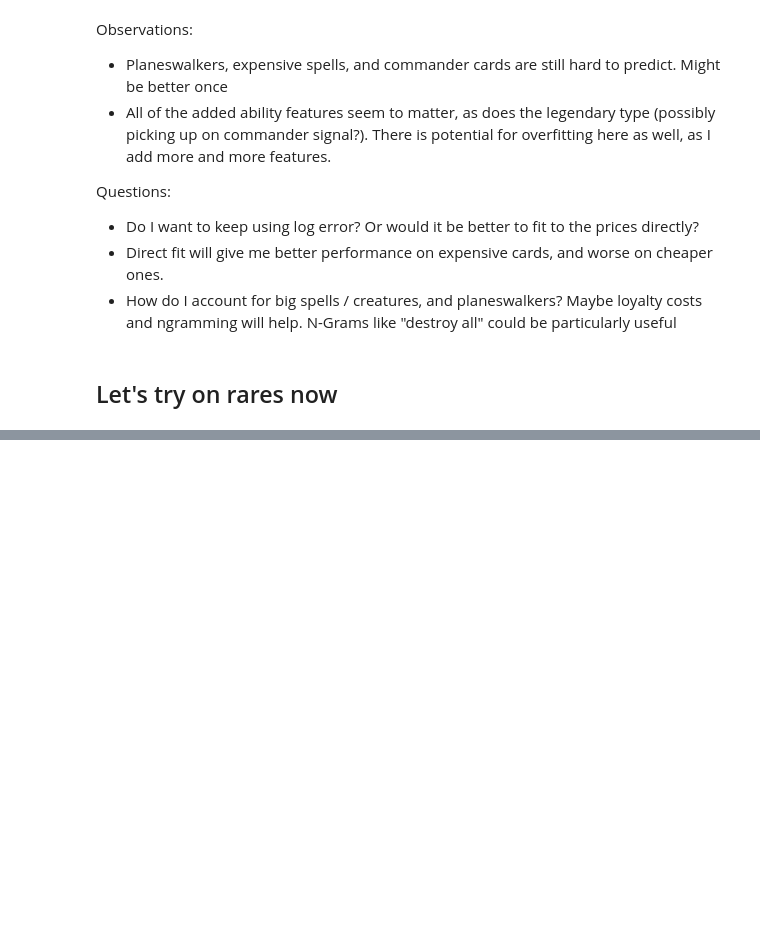
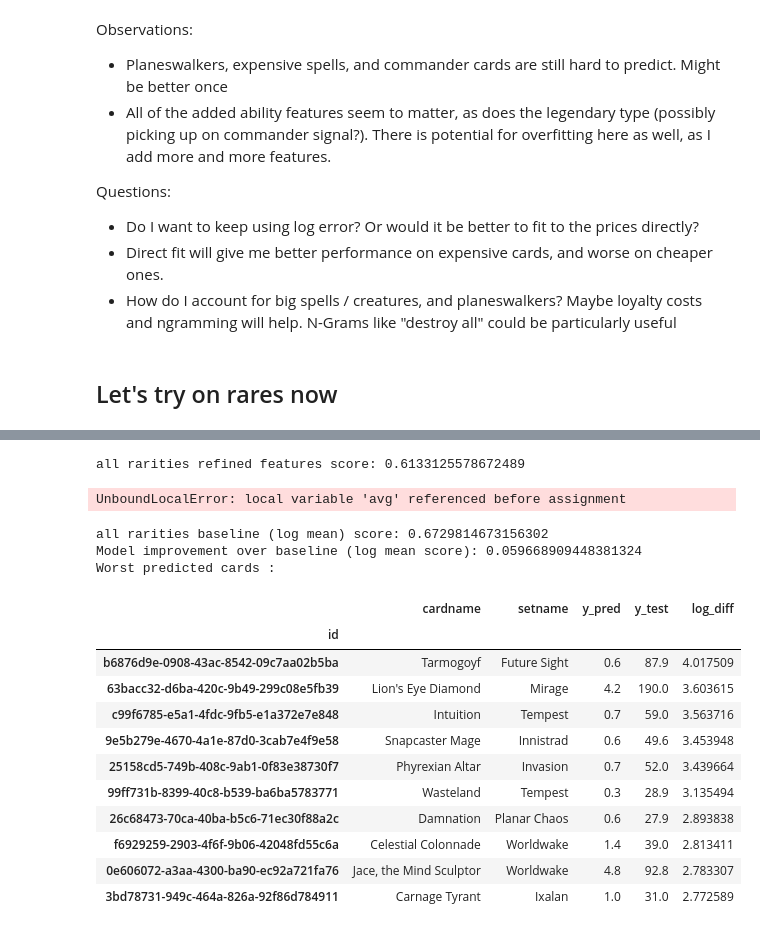
Before and after one commit to alexgcuevas/mystic-speculation, a Jupyter notebook: Docent of Perfection.ipynb, the cells around one changed output, grey strips where cells are left out. Saved outputs shown, nothing was run; the diff lists cells and outputs as text; code cells hidden in the pictures; blank space fills up the shorter version.

```diff
--- a/Docent of Perfection.ipynb
+++ b/Docent of Perfection.ipynb
@@ -459,0 +445,33 @@ plot_pred_hist(results_df['y_pred'],results_df['y_test'], 'Refined feature histo
+# %%
+title = 'all rarities'
+
+X, y = csv_cleaner(raw_df)
+X_train, X_test, y_train, y_test = train_test_split(X,y,test_size=0.2, random_state=1)
+
+pipe, results_df, model_score = fit_refine_pipeline(X_train, X_test, y_train, y_test)
+print('{0} refined features score: {1}'.format(title,model_score))
+# %% [output]
+all rarities refined features score: 0.6133125578672489
+UnboundLocalError: local variable 'avg' referenced before assignment
+# %%
+dummy_results_df, baseline_score = baseline_model(X_train, X_test, y_train, y_test)
+print('{0} baseline (log mean) score: {1}'.format(title,baseline_score))
+print('Model improvement over baseline (log mean score): {}'.format(baseline_score-model_score))
+print('Worst predicted cards :')
+results_df[['cardname','setname','y_pred','y_test','log_diff']].sort_values('log_diff', ascending=False).head(10)
+# %% [output]
+all rarities baseline (log mean) score: 0.6729814673156302
+Model improvement over baseline (log mean score): 0.059668909448381324
+Worst predicted cards :
+|  | cardname | setname | y_pred | y_test | log_diff |
+| id |  |  |  |  |  |
+| b6876d9e-0908-43ac-8542-09c7aa02b5ba | Tarmogoyf | Future Sight | 0.6 | 87.9 | 4.017509 |
+| 63bacc32-d6ba-420c-9b49-299c08e5fb39 | Lion's Eye Diamond | Mirage | 4.2 | 190.0 | 3.603615 |
+| c99f6785-e5a1-4fdc-9fb5-e1a372e7e848 | Intuition | Tempest | 0.7 | 59.0 | 3.563716 |
+| 9e5b279e-4670-4a1e-87d0-3cab7e4f9e58 | Snapcaster Mage | Innistrad | 0.6 | 49.6 | 3.453948 |
+| 25158cd5-749b-408c-9ab1-0f83e38730f7 | Phyrexian Altar | Invasion | 0.7 | 52.0 | 3.439664 |
+| 99ff731b-8399-40c8-b539-ba6ba5783771 | Wasteland | Tempest | 0.3 | 28.9 | 3.135494 |
+| 26c68473-70ca-40ba-b5c6-71ec30f88a2c | Damnation | Planar Chaos | 0.6 | 27.9 | 2.893838 |
+| f6929259-2903-4f6f-9b06-42048fd55c6a | Celestial Colonnade | Worldwake | 1.4 | 39.0 | 2.813411 |
+| 0e606072-a3aa-4300-ba90-ec92a721fa76 | Jace, the Mind Sculptor | Worldwake | 4.8 | 92.8 | 2.783307 |
+| 3bd78731-949c-464a-826a-92f86d784911 | Carnage Tyrant | Ixalan | 1.0 | 31.0 | 2.772589 |
```
Also changed, not shown: parts of 12 cells of this notebook, 1 other file.
